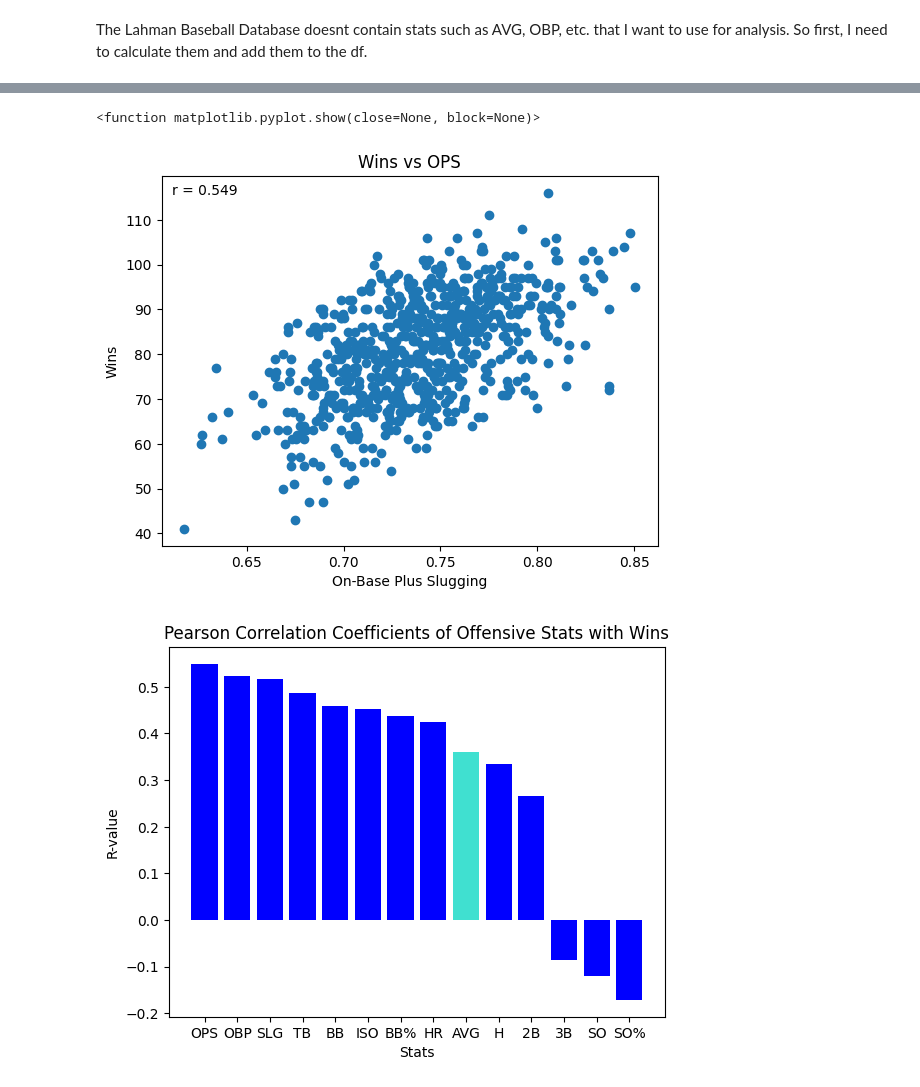
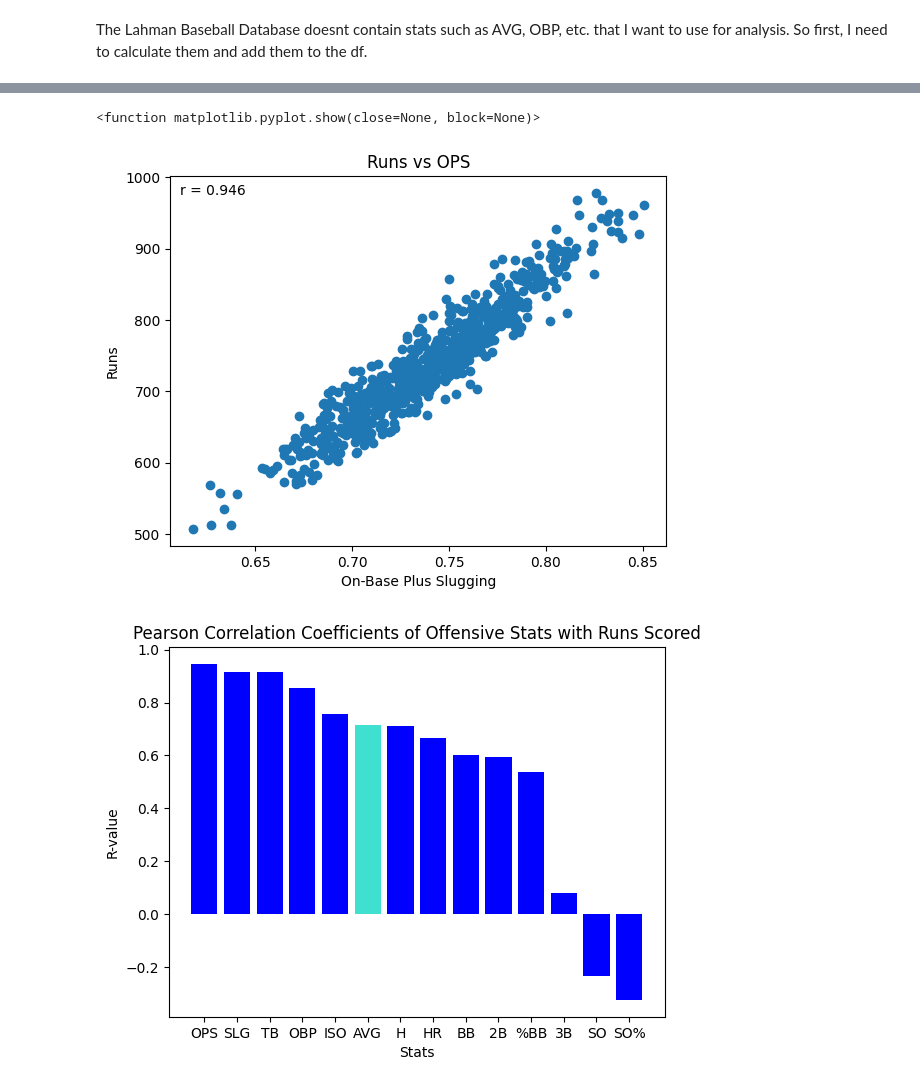
Before and after one commit to gabrieldesouza06/Is-Batting-Average-Overrated-, a Jupyter notebook: avg.ipynb, the cells around one changed output, grey strips where cells are left out. Cells and saved outputs as stored; diff of their text form; code cells hidden in the pictures.

```diff
--- a/avg.ipynb
+++ b/avg.ipynb
@@ -394,7 +373,7 @@ plt.show
 # %%
-corr = df["OPS"].corr(df["W"])
+corr = df["OPS"].corr(df["R"])
 
-plt.scatter(df["OPS"], df["W"])
+plt.scatter(df["OPS"], df["R"])
 
 plt.text(
     0.02,
@@ -406,33 +385,32 @@ plt.text(
 
 
 plt.xlabel("On-Base Plus Slugging")
-plt.ylabel("Wins")
-plt.title("Wins vs OPS")
+plt.ylabel("Runs")
+plt.title("Runs vs OPS")
 
 
-plt.savefig("wins_ops.png", dpi=300, bbox_inches="tight")
+plt.savefig("runs_ops.png", dpi=300, bbox_inches="tight")
 
 plt.show
 # %% [output]
 <function matplotlib.pyplot.show(close=None, block=None)>
-[figure, old version]
+[figure, new version]
 # %%
 
 
-stats = ["OPS", "OBP", "SLG", "TB", "BB", "ISO", "BB%", "HR", "AVG", "H", "2B", "3B", "SO", "SO%"]
-r_values = [0.549, 0.524, 0.516, 0.487, 0.459, 0.453, 0.438, 0.424, 0.360, 0.334, 0.267, -0.085, -0.120, -0.171]
-colors = ["blue", "blue", "blue", "blue", "blue", "blue", "blue", "blue", "turquoise", "blue", "blue", "blue", "blue", "blue"]
+stats = ["OPS", "SLG", "TB", "OBP", "ISO", "AVG", "H", "HR", "BB", "2B", "%BB", "3B", "SO", "SO%"]
+r_values = [0.946, 0.915, 0.915, 0.854, 0.755, 0.714, 0.712, 0.664, 0.603, 0.594, 0.536, 0.079, -0.236, -0.325]
+colors = ["blue", "blue", "blue", "blue", "blue", "turquoise", "blue", "blue", "blue", "blue", "blue", "blue", "blue", "blue"]
 
 plt.bar(stats, r_values, color = colors)
 
 
 plt.xlabel("Stats")
 plt.ylabel("R-value")
-plt.title("Pearson Correlation Coefficients of Offensive Stats with Wins")
+plt.title("Pearson Correlation Coefficients of Offensive Stats with Runs Scored")
 
 plt.savefig("rvalue_avg.png", dpi=300, bbox_inches="tight")
 
-
 plt.show()
 # %% [output]
-[figure, old version]
+[figure, new version]
```
Also changed, not shown: parts of 12 cells of this notebook, 17 other files.
